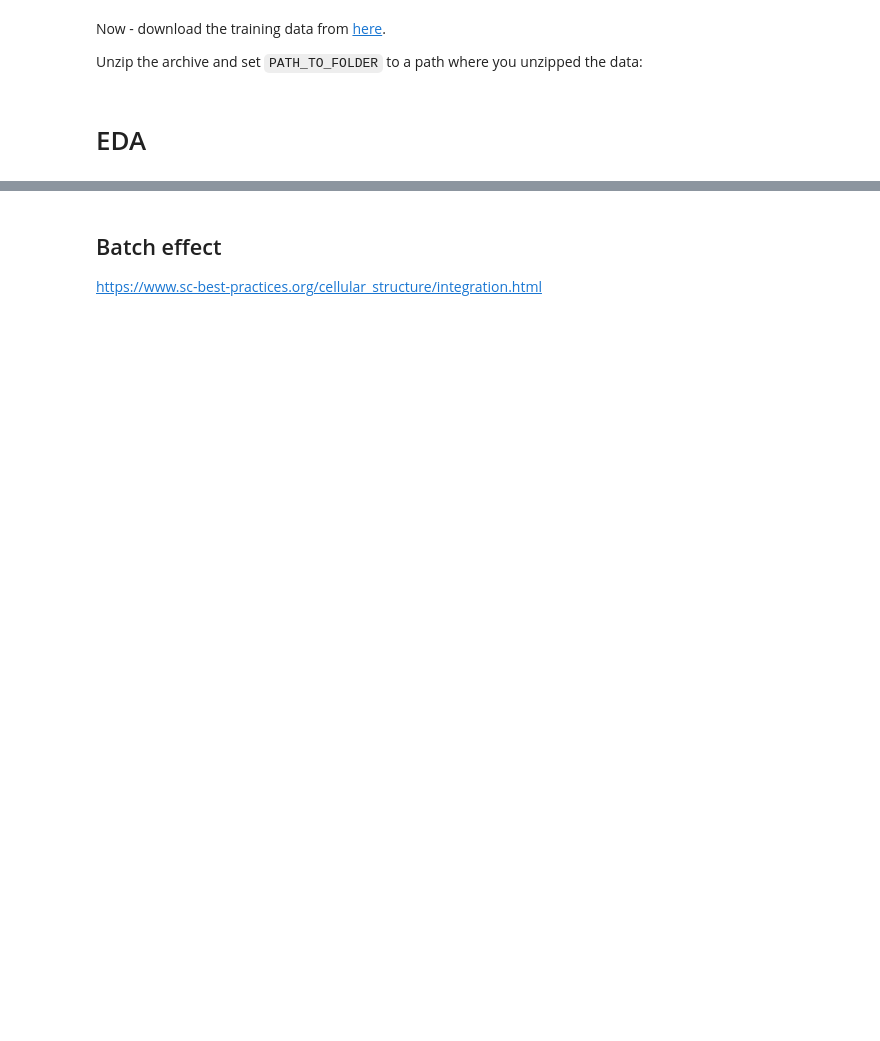
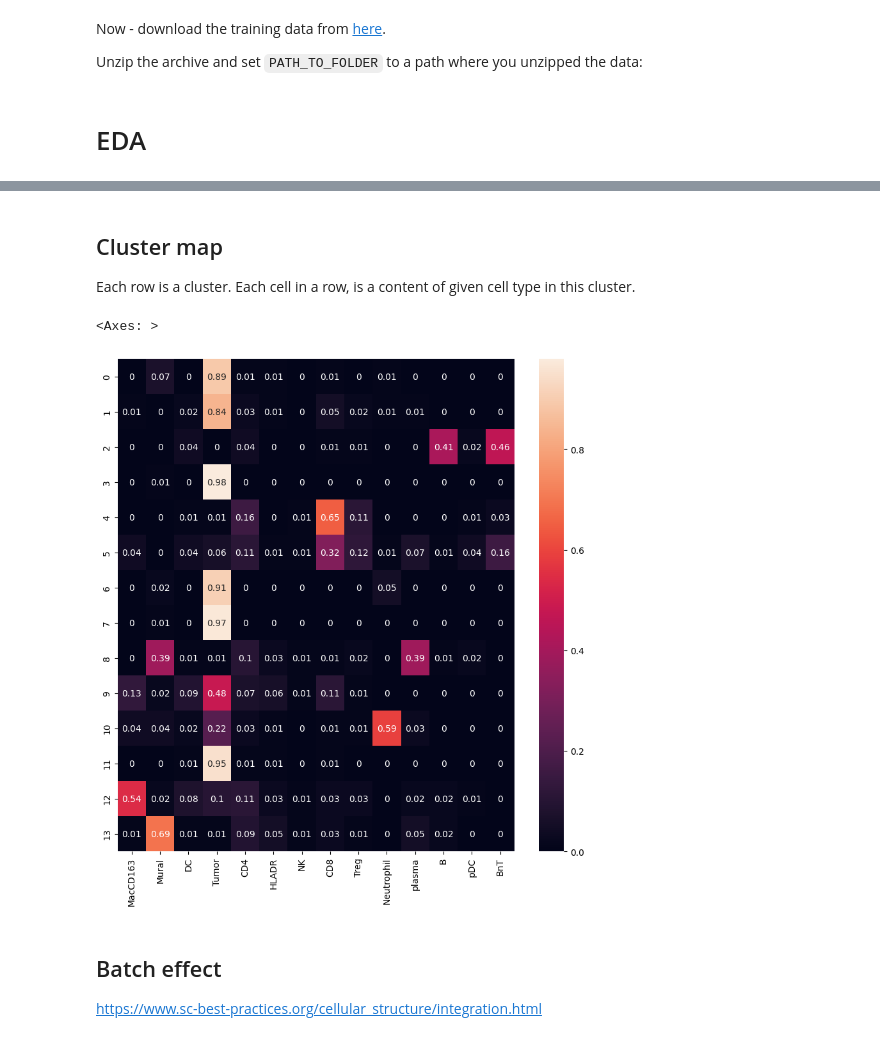
Before and after one commit to wtrawinska/Deep_learning_project, a Jupyter notebook: DL4DS_EDA_1.ipynb, the cells around one changed output, grey strips where cells are left out. Cells and saved outputs as stored; diff of their text form; code cells hidden in the pictures; blank space fills up the shorter version.

```diff
--- a/DL4DS_EDA_1.ipynb
+++ b/DL4DS_EDA_1.ipynb
@@ -130,0 +276,3 @@ TRAIN_IMAGE_DATA_MASKS = os.path.join(TRAIN_IMAGE_DATA_DIR, ORIGINAL_MASKS_SUBDI
+# %%
+n_types = len(df['cell_labels'].unique())
+print(n_types)
@@ -130,0 +281,5 @@ TRAIN_IMAGE_DATA_MASKS = os.path.join(TRAIN_IMAGE_DATA_DIR, ORIGINAL_MASKS_SUBDI
+# %%
+kmeans = KMeans(n_clusters=n_types, random_state=0, n_init="auto").fit(df[marker_names])
+# %%
+df['cluster_id'] = kmeans.labels_
+df.head()
@@ -130,0 +294,15 @@ TRAIN_IMAGE_DATA_MASKS = os.path.join(TRAIN_IMAGE_DATA_DIR, ORIGINAL_MASKS_SUBDI
+# %%
+def cluster_map(df):
+    # df = pd.DataFrame([cell_labels, clust_labels],columns=["cell_labels","clust_labels"])
+    idx = sorted(list(set(df['cluster_id'])))
+    cell_labels = df['cell_labels'].unique()
+    cols = [cell_labels]
+    rows = []
+    for clust_id in idx:
+        clust_row = []
+        for cell in cell_labels:
+            # print(df[(df['cluster_id']==clust_id) & (df['cell_labels']==cell)]['cell_labels'].count())
+            clust_row.append(round(df[(df['cluster_id']==clust_id) & (df['cell_labels']==cell)]['cell_labels'].count()/df[df['cluster_id']==clust_id]['cell_labels'].count(),2))
+        rows.append(clust_row)
+    return(pd.DataFrame(rows,columns=cell_labels,index=idx))
+cluster_map(df)
@@ -131,3 +325,13 @@ TRAIN_IMAGE_DATA_MASKS = os.path.join(TRAIN_IMAGE_DATA_DIR, ORIGINAL_MASKS_SUBDI
+# %% [markdown]
+## Cluster map
+Each row is a cluster. Each cell in a row, is a content of given cell type in this cluster.
+# %%
+df_clust = cluster_map(df)
+fig, ax = plt.subplots(figsize=(10,10))
+sns.heatmap(df_clust, annot=True, ax=ax)
+# %% [output]
+<Axes: >
+[figure, added]
 # %% [markdown]
 ## Batch effect
 
```
Also changed, not shown: parts of 39 cells of this notebook.
